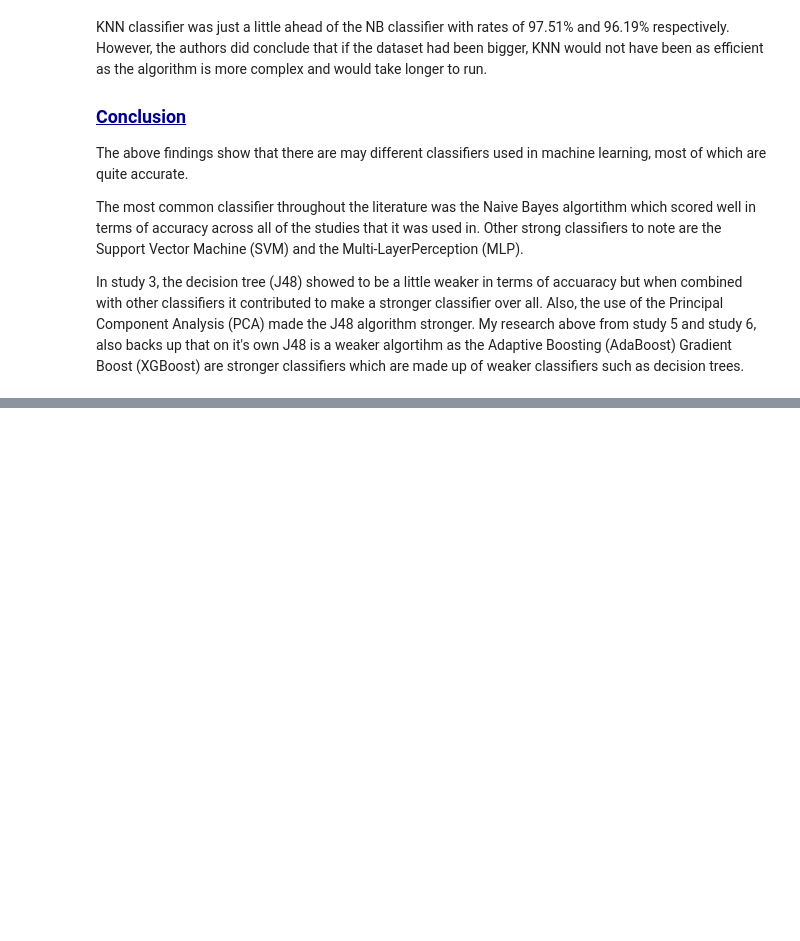
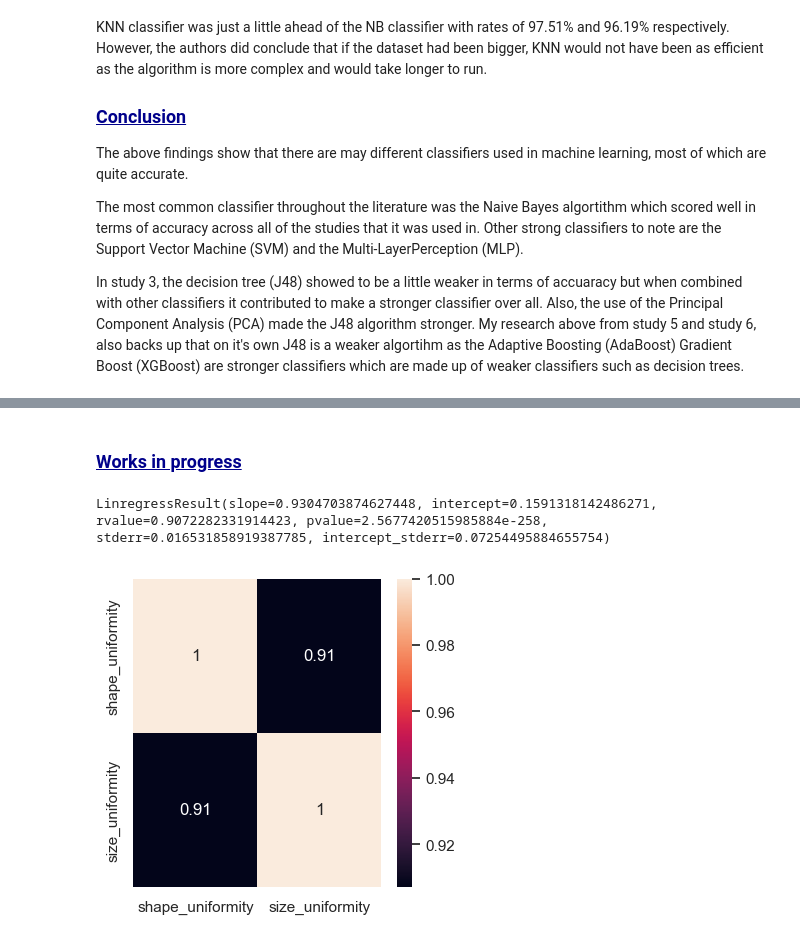
Before and after one commit to OCorry/PfDA-2022-Project-2, a Jupyter notebook: PfDA-2022-Project-2.ipynb, the cells around one changed output, grey strips where cells are left out. Cells and saved outputs as stored; diff of their text form; code cells hidden in the pictures; blank space fills up the shorter version.

```diff
--- a/PfDA-2022-Project-2.ipynb
+++ b/PfDA-2022-Project-2.ipynb
@@ -320,3 +379,17 @@ The dataframe above (df2) is the new, cleaned dataframe consisting now of 683 ro
+# %% [markdown]
+### <font color=darkblue><ins>Works in progress</ins></font>
+# %%
+from scipy.stats import linregress
+linregress(df.shape_uniformity, df.size_uniformity)
+# %% [output]
+LinregressResult(slope=0.9304703874627448, intercept=0.1591318142486271, rvalue=0.9072282331914423, pvalue=2.5677420515985884e-258, stderr=0.016531858919387785, intercept_stderr=0.07254495884655754)
+# %%
+x = df[['shape_uniformity','size_uniformity',]]
+sns.set(rc={"figure.figsize":(4, 4)})
+sns.heatmap(x.corr(), annot =True)
+plt.show()
+# %% [output]
+[figure, added]
 # %% [markdown]
 ## <font color=darkblue>References</font>
 ***
```
Also changed, not shown: parts of 27 cells of this notebook, 1 other file.
